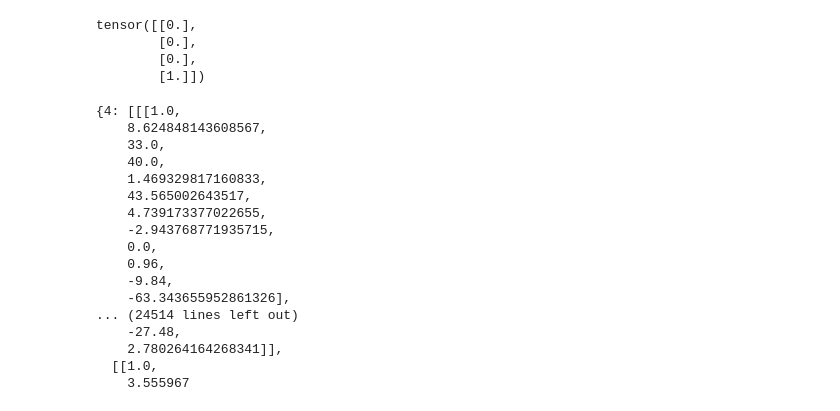
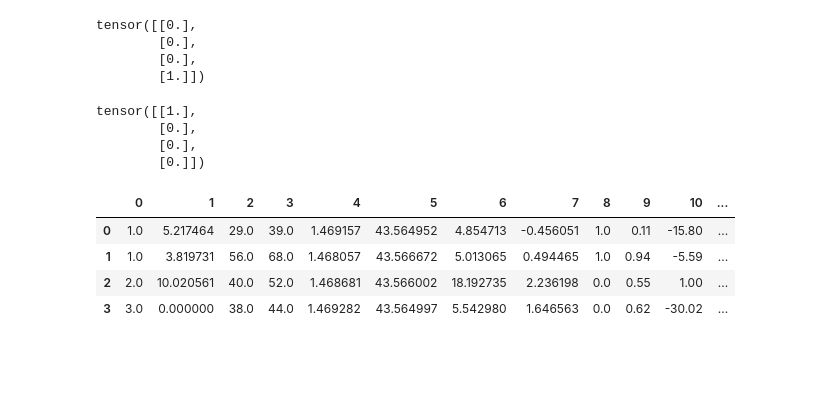
Before and after one commit to MorelK1/PFE, a Jupyter notebook: final_model.ipynb, the cells around one changed output. Drawn from its saved outputs; the diff is of its cells as text; code cells hidden in the pictures; blank space fills up the shorter version.

```diff
--- a/final_model.ipynb
+++ b/final_model.ipynb
@@ -1224,20 +1216,10 @@ def prediction(composition):
-# %%
-for i in range
-# %% [output]
-{4: [[[1.0,
-    8.624848143608567,
-    33.0,
-    40.0,
-    1.469329817160833,
-    43.565002643517,
-    4.739173377022655,
-    -2.943768771935715,
-    0.0,
-    0.96,
-    -9.84,
-    -63.343655952861326],
-... (24514 lines left out)
-    -27.48,
-    2.780264164268341]],
-  [[1.0,
-    3.555967
+# %%
+convert_to_one_hot(torch.tensor([[1.],
+        [1.],
+        [1.],
+        [1.]]))
+# %% [output]
+tensor([[1.],
+        [0.],
+        [0.],
+        [0.]])
@@ -1243,0 +1234,8 @@ for i in range
+# %%
+pd.DataFrame(pre_X_train_batch[4][0])
+# %% [output]
+|  | 0 | 1 | 2 | 3 | 4 | 5 | 6 | 7 | 8 | 9 | 10 | ... |
+| 0 | 1.0 | 5.217464 | 29.0 | 39.0 | 1.469157 | 43.564952 | 4.854713 | -0.456051 | 1.0 | 0.11 | -15.80 | ... |
+| 1 | 1.0 | 3.819731 | 56.0 | 68.0 | 1.468057 | 43.566672 | 5.013065 | 0.494465 | 1.0 | 0.94 | -5.59 | ... |
+| 2 | 2.0 | 10.020561 | 40.0 | 52.0 | 1.468681 | 43.566002 | 18.192735 | 2.236198 | 0.0 | 0.55 | 1.00 | ... |
+| 3 | 3.0 | 0.000000 | 38.0 | 44.0 | 1.469282 | 43.564997 | 5.542980 | 1.646563 | 0.0 | 0.62 | -30.02 | ... |
```
Also changed, not shown: parts of 20 cells of this notebook, 1 other file.
